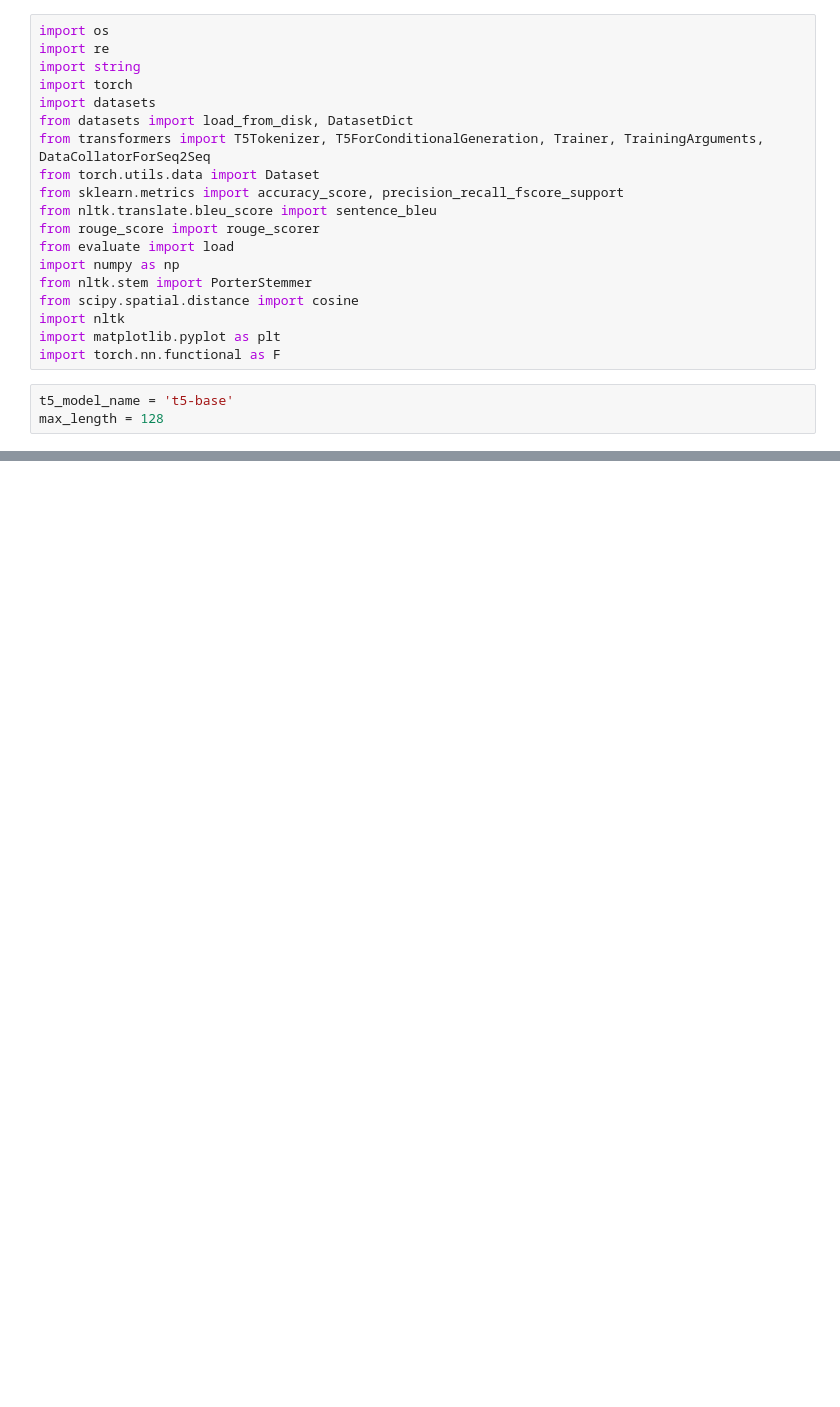
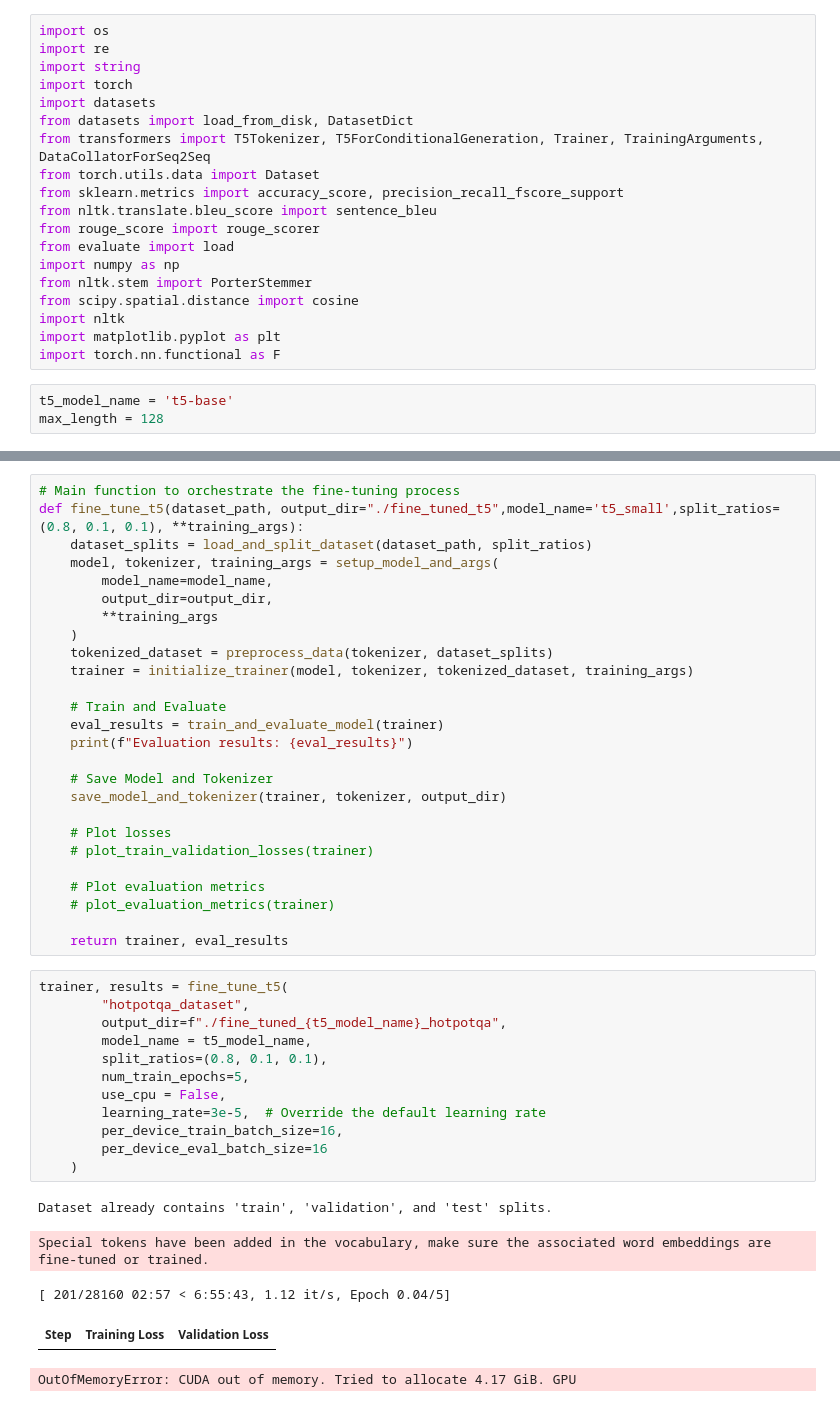
Before and after one commit to yoones-vaezi/GATech-CSE6040, a Jupyter notebook: Untitled6.ipynb, the cells around one changed output, grey strips where cells are left out. Saved outputs shown, nothing was run; the diff lists cells and outputs as text; blank space fills up the shorter version.

```diff
--- a/Untitled6.ipynb
+++ b/Untitled6.ipynb
@@ -46,0 +345,44 @@ pd.
+# %%
+# Main function to orchestrate the fine-tuning process
+def fine_tune_t5(dataset_path, output_dir="./fine_tuned_t5",model_name='t5_small',split_ratios=(0.8, 0.1, 0.1), **training_args):
+    dataset_splits = load_and_split_dataset(dataset_path, split_ratios)
+    model, tokenizer, training_args = setup_model_and_args(
+        model_name=model_name,
+        output_dir=output_dir,
+        **training_args
+    )
+    tokenized_dataset = preprocess_data(tokenizer, dataset_splits)
+    trainer = initialize_trainer(model, tokenizer, tokenized_dataset, training_args)
+
+    # Train and Evaluate
+    eval_results = train_and_evaluate_model(trainer)
+    print(f"Evaluation results: {eval_results}")
+
+    # Save Model and Tokenizer
+    save_model_and_tokenizer(trainer, tokenizer, output_dir)
+
+    # Plot losses
+    # plot_train_validation_losses(trainer)
+
+    # Plot evaluation metrics
+    # plot_evaluation_metrics(trainer)
+
+    return trainer, eval_results
+# %%
+trainer, results = fine_tune_t5(
+        "hotpotqa_dataset",
+        output_dir=f"./fine_tuned_{t5_model_name}_hotpotqa",
+        model_name = t5_model_name,
+        split_ratios=(0.8, 0.1, 0.1),
+        num_train_epochs=5,
+        use_cpu = False,
+        learning_rate=3e-5,  # Override the default learning rate
+        per_device_train_batch_size=16,
+        per_device_eval_batch_size=16
+    )
+# %% [output]
+Dataset already contains 'train', 'validation', and 'test' splits.
+Special tokens have been added in the vocabulary, make sure the associated word embeddings are fine-tuned or trained.
+[ 201/28160 02:57 < 6:55:43, 1.12 it/s, Epoch 0.04/5]
+| Step | Training Loss | Validation Loss |
+OutOfMemoryError: CUDA out of memory. Tried to allocate 4.17 GiB. GPU
```
Also changed, not shown: parts of 15 cells of this notebook.
